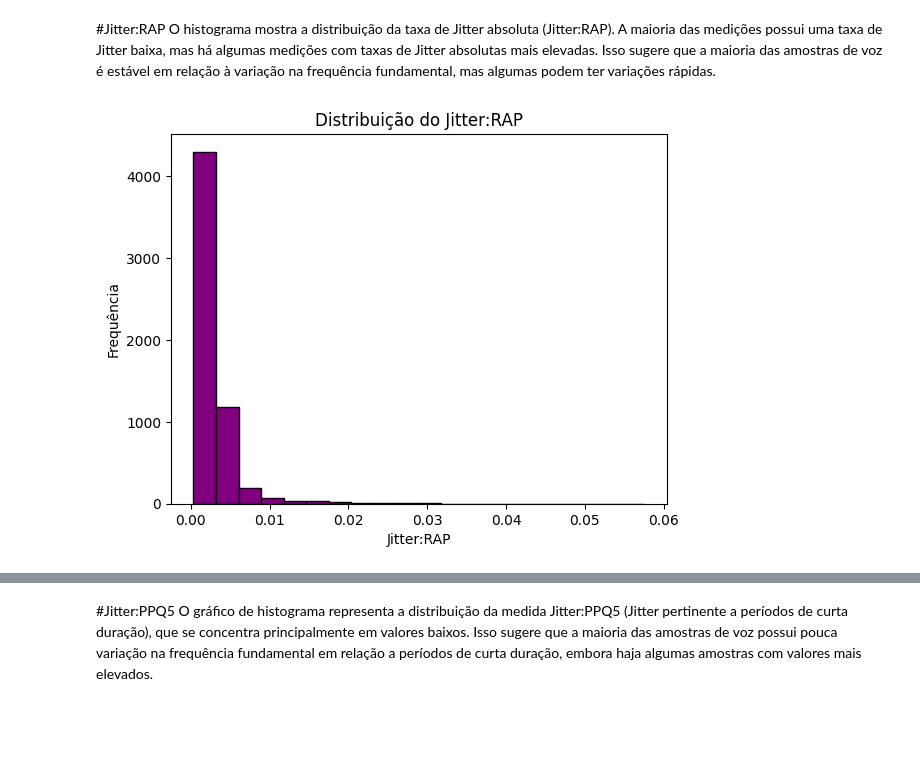
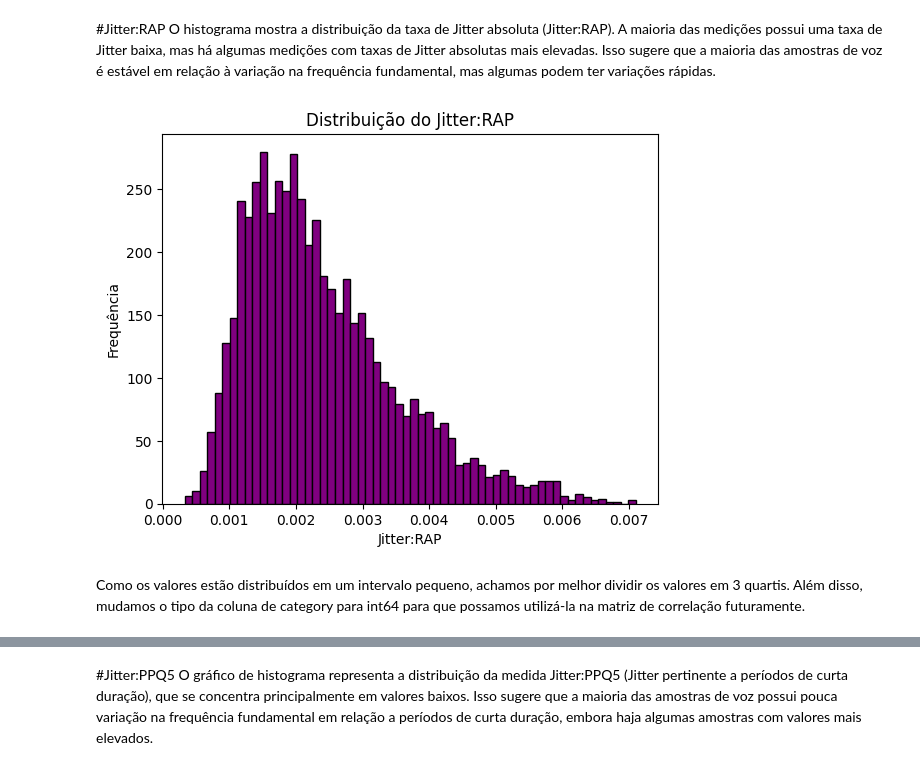
Before and after one commit to KacioSilva/ProjetoAM, a Jupyter notebook: Prova_AM.ipynb, the cells around one changed output, grey strips where cells are left out. Drawn from its saved outputs; the diff is of its cells as text; code cells hidden in the pictures; blank space fills up the shorter version.

```diff
--- a/Prova_AM.ipynb
+++ b/Prova_AM.ipynb
@@ -253,4 +254,4 @@ Como as colunas motor_UPDRS e total_UPDRS possuem uma forte correlação com a m
 # %%
-df.drop(columns=['motor_UPDRS', 'total_UPDRS'], inplace=True)
+df.drop(columns=['total_UPDRS'], inplace=True)
 print(df)
 # %% [output]
@@ -393,0 +440,28 @@ plt.show()
+# %%
+import pandas as pd
+import matplotlib.pyplot as plt
+
+Q1 = df['Jitter(Abs)'].quantile(0.25)
+Q3 = df['Jitter(Abs)'].quantile(0.75)
+IQR = Q3 - Q1
+
+# CALCULANDO O LIMITE SUPERIOR E INFERIOR
+limite_inferior = Q1 - 1.5 * IQR
+limite_superior = Q3 + 1.5 * IQR
+
+# REMOVENDO OS OUTLIERS
+df = df[(df['Jitter(Abs)'] >= limite_inferior) & (df['Jitter(Abs)'] <= limite_superior)]
+
+# CALCULANDO SE POSSUI NOVOS OUTLIERS
+outliers = df[(df['Jitter(Abs)'] < Q1 - 1.5 * IQR) | (df['Jitter(Abs)'] > Q3 + 1.5 * IQR)]
+quantidade_outliers = len(outliers)
+
+# CRIANDO O HISTOGRAMA
+plt.hist(df['Jitter(Abs)'], bins=60, color='blue', edgecolor='black')
+plt.title('Distribuição do Jitter(Abs)')
+plt.xlabel('Jitter(Abs)')
+plt.ylabel('Frequência')
+plt.show()
+
+print(f"A quantidade de outliers é: {quantidade_outliers}")
+print(f"Tamanho após remoção de outliers: {len(df)}")
@@ -397,10 +475,12 @@ O histograma mostra a distribuição da taxa de Jitter absoluta (Jitter:RAP). A
 # %%
 import matplotlib.pyplot as plt
 
-plt.hist(df['Jitter:RAP'], bins=20, color='purple', edgecolor='black')
+plt.hist(df['Jitter:RAP'], bins=60, color='purple', edgecolor='black')
 plt.title('Distribuição do Jitter:RAP')
 plt.xlabel('Jitter:RAP')
 plt.ylabel('Frequência')
 plt.show()
 # %% [output]
-[figure, old version]
+[figure, new version]
+# %% [markdown]
+Como os valores estão distribuídos em um intervalo pequeno, achamos por melhor dividir os valores em 3 quartis. Além disso, mudamos o tipo da coluna de category para int64 para que possamos utilizá-la na matriz de correlação futuramente.
```
Also changed, not shown: parts of 20 cells of this notebook.
